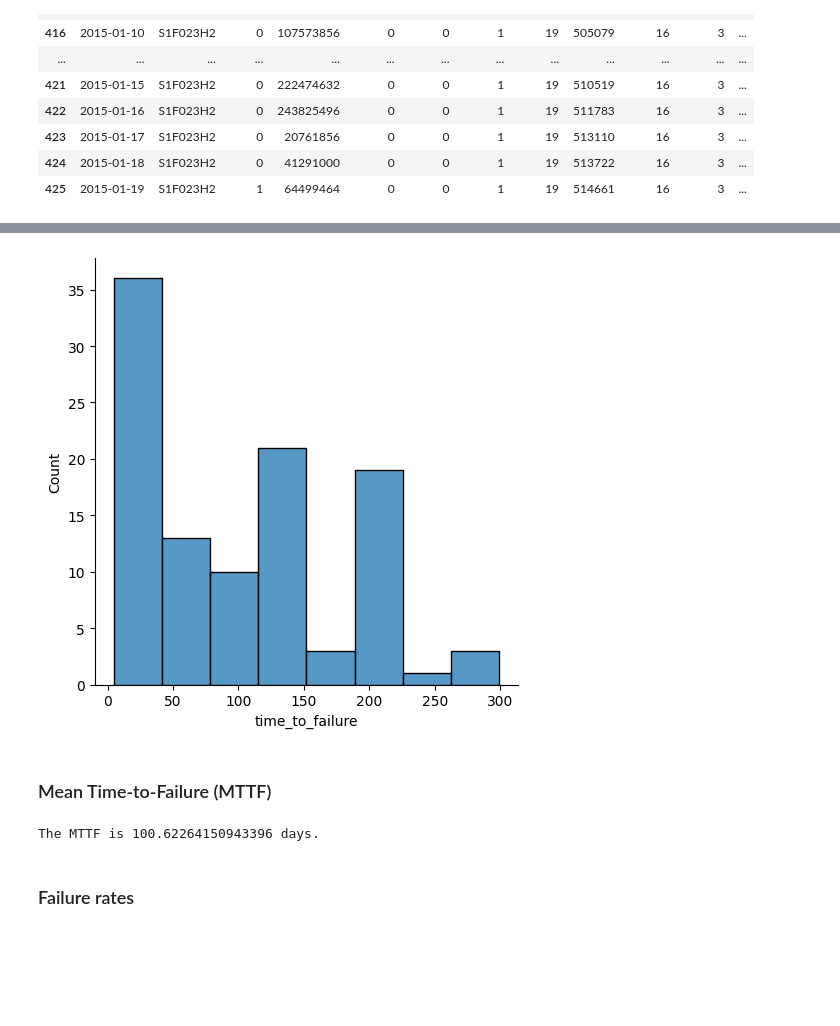
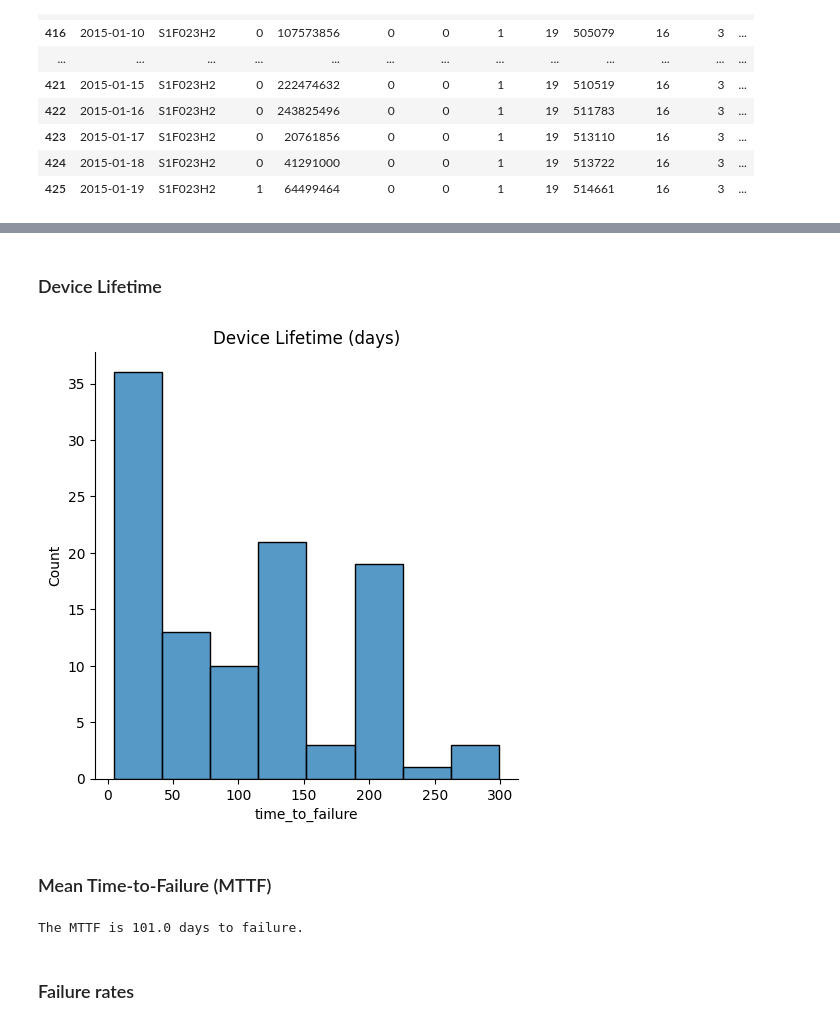
Before and after one commit to imranfadhil/our-learnings, a Jupyter notebook: K1_reliability_analysis.ipynb, the cells around one changed output, grey strips where cells are left out. Drawn from its saved outputs; the diff is of its cells as text; code cells hidden in the pictures; blank space fills up the shorter version.

```diff
--- a/K1_reliability_analysis.ipynb
+++ b/K1_reliability_analysis.ipynb
@@ -299,16 +317,19 @@ df[df["device"] == failure_devices[0]]
+# %% [markdown]
+### Device Lifetime
 # %%
 failure_df = df[df["failure"] == 1].copy()
-sns.displot(x = failure_df["time_to_failure"])
+sns.displot(x=failure_df["time_to_failure"])
+plt.title("Device Lifetime (days)")
 plt.show()
 # %% [output]
-[figure, old version]
+[figure, new version]
 # %% [markdown]
 ### Mean Time-to-Failure (MTTF)
 # %%
 mean_time_to_failure = failure_df["time_to_failure"].mean()
-print(f"The MTTF is {mean_time_to_failure} days.")
+print(f"The MTTF is {np.ceil(mean_time_to_failure)} days to failure.")
 # %% [output]
-The MTTF is 100.62264150943396 days.
+The MTTF is 101.0 days to failure.
 # %% [markdown]
 ### Failure rates
 # %%
```
Also changed, not shown: parts of 5 cells of this notebook.
